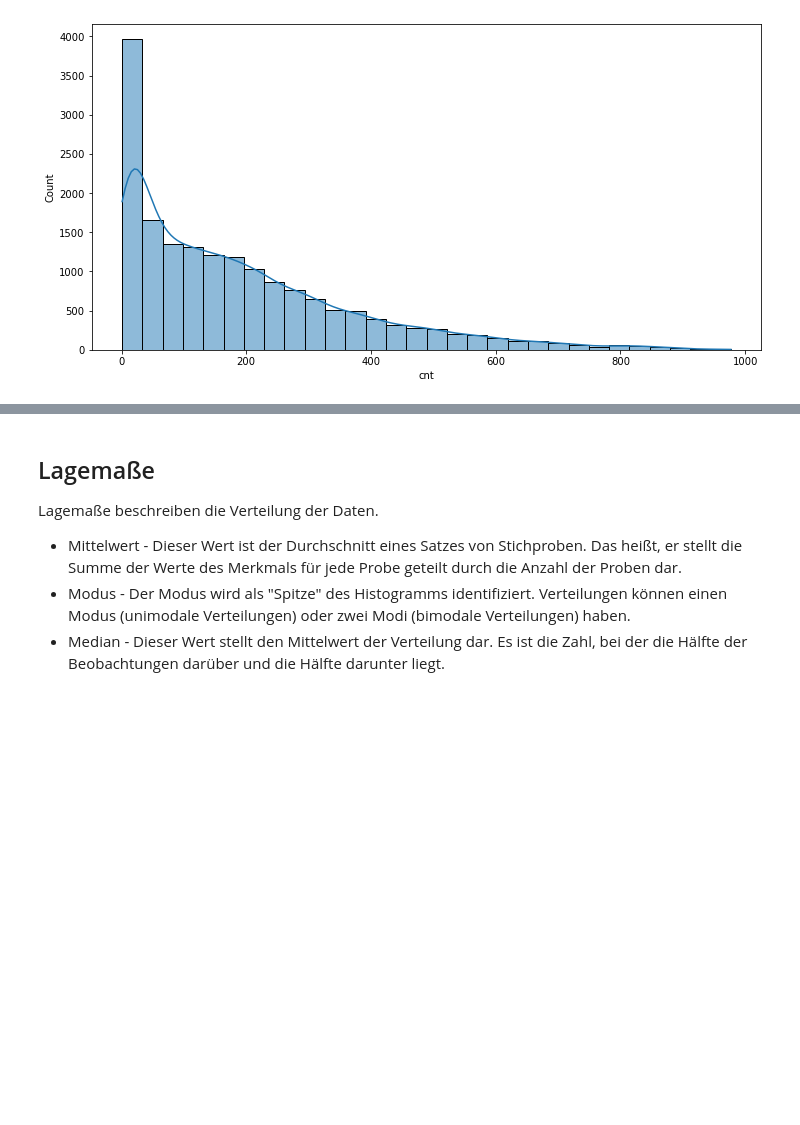
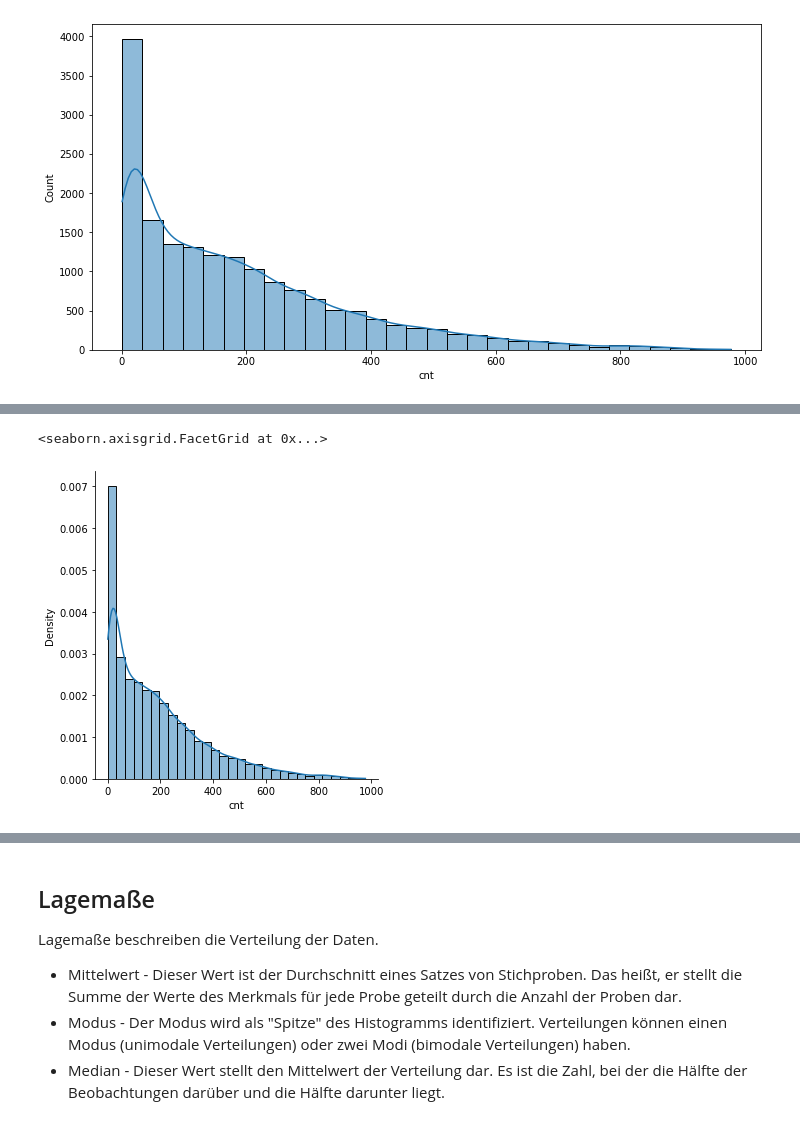
Before and after one commit to akistat/sandbox, a Jupyter notebook: eda-bike-share.ipynb, the cells around one changed output, grey strips where cells are left out. Drawn from its saved outputs; the diff is of its cells as text; code cells hidden in the pictures; blank space fills up the shorter version.

```diff
--- a/eda-bike-share.ipynb
+++ b/eda-bike-share.ipynb
@@ -211,0 +225,5 @@ array([[<AxesSubplot:title={'center':'temp'}>,
+# %%
+sb.displot(data, x="cnt", bins=30, stat="density", kde=True)
+# %% [output]
+<seaborn.axisgrid.FacetGrid at 0x...>
+[figure, added]
```
Also changed, not shown: parts of 15 cells of this notebook.
